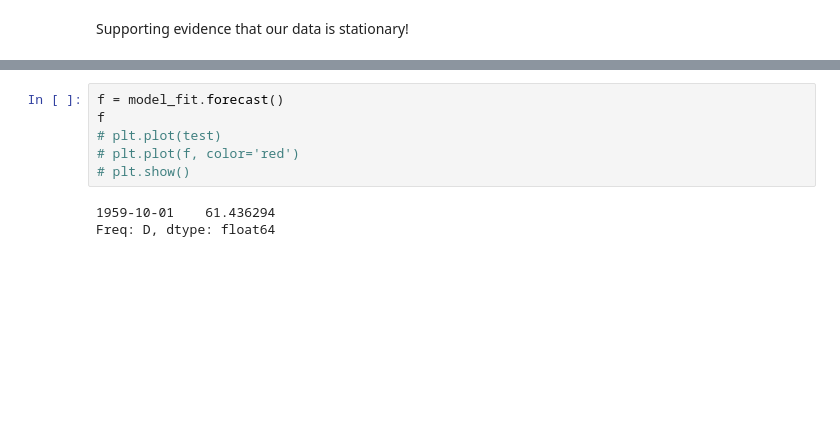
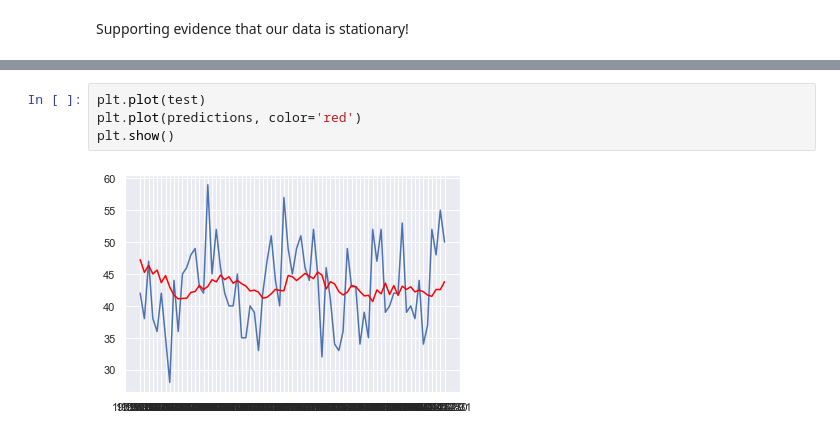
Before and after one commit to frostcow0/python-projects, a Jupyter notebook: ml/exercises/machinelearningmastery/time_series_forecasting/time_series_mini_course.ipynb, the cells around one changed output, grey strips where cells are left out. Cells and saved outputs as stored; diff of their text form; blank space fills up the shorter version.

```diff
--- a/ml/exercises/machinelearningmastery/time_series_forecasting/time_series_mini_course.ipynb
+++ b/ml/exercises/machinelearningmastery/time_series_forecasting/time_series_mini_course.ipynb
@@ -273,9 +256,6 @@ NameError: name 'order' is not defined
 # %%
-f = model_fit.forecast()
-f
-# plt.plot(test)
-# plt.plot(f, color='red')
-# plt.show()
+plt.plot(test)
+plt.plot(predictions, color='red')
+plt.show()
 # %% [output]
-1959-10-01    61.436294
-Freq: D, dtype: float64
+[figure, added]
```
Also changed, not shown: parts of 22 cells of this notebook.
